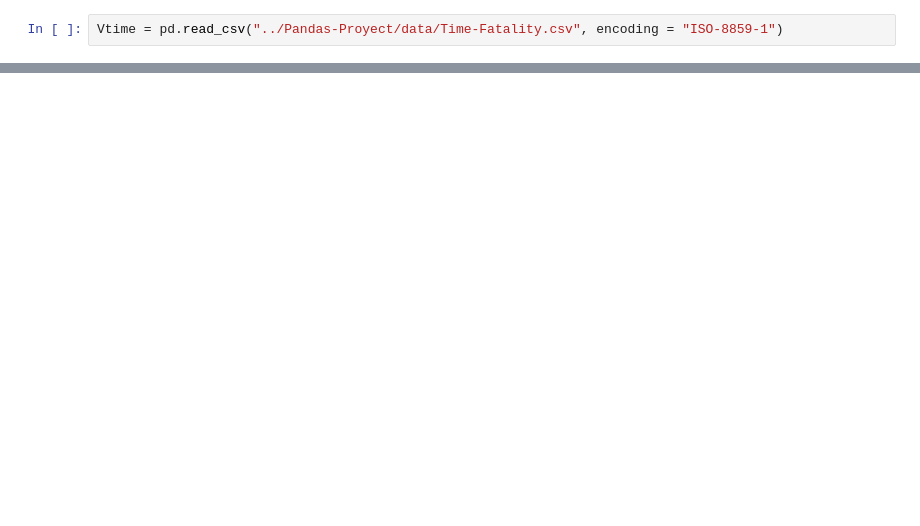
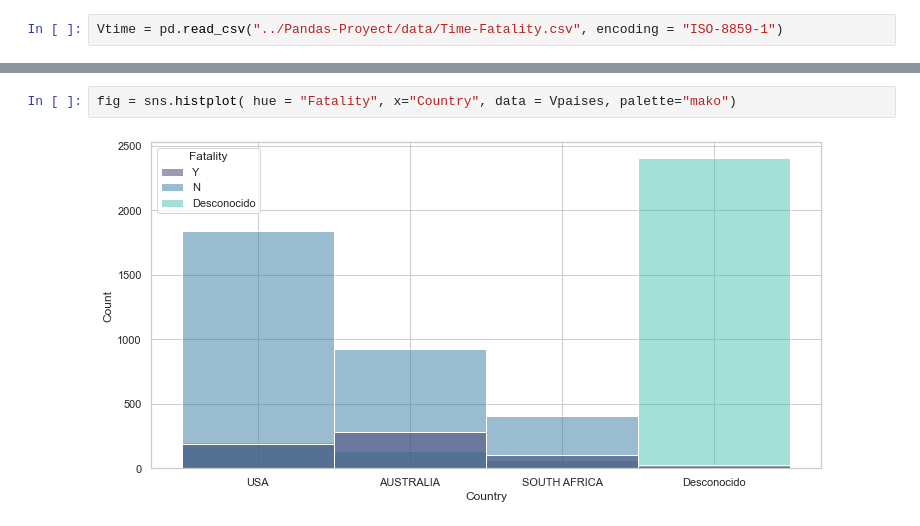
Before and after one commit to Afidalgo-fmm/Pandas-Proyect, a Jupyter notebook: Visualizacion.ipynb, the cells around one changed output, grey strips where cells are left out. Saved outputs shown, nothing was run; the diff lists cells and outputs as text; blank space fills up the shorter version.

```diff
--- a/Visualizacion.ipynb
+++ b/Visualizacion.ipynb
@@ -25,0 +43,4 @@ Vshark.dropna( how = axis= 0)
+# %%
+fig = sns.histplot( hue = "Fatality", x="Country", data = Vpaises, palette="mako")
+# %% [output]
+[figure, added]
```
Also changed, not shown: parts of 11 cells of this notebook, 2 other files.
